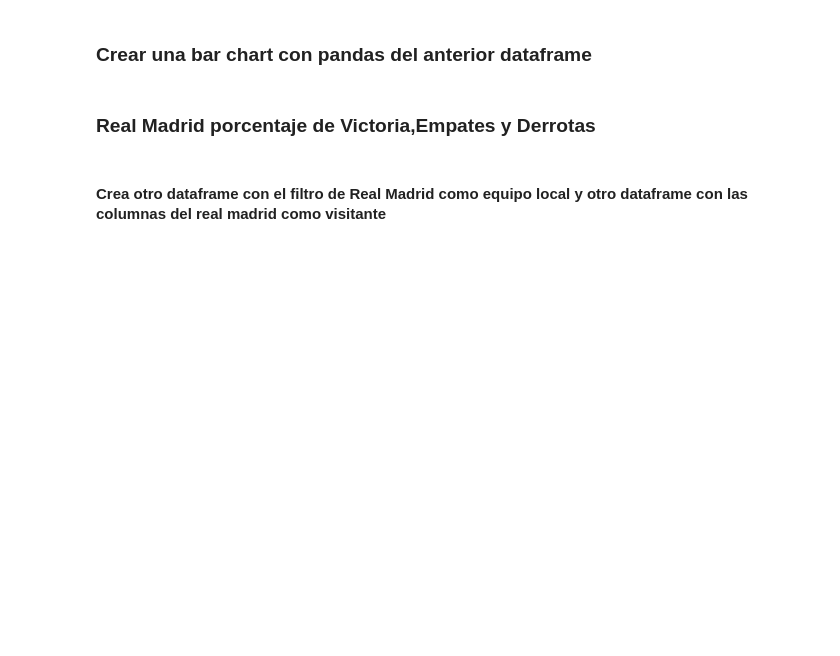
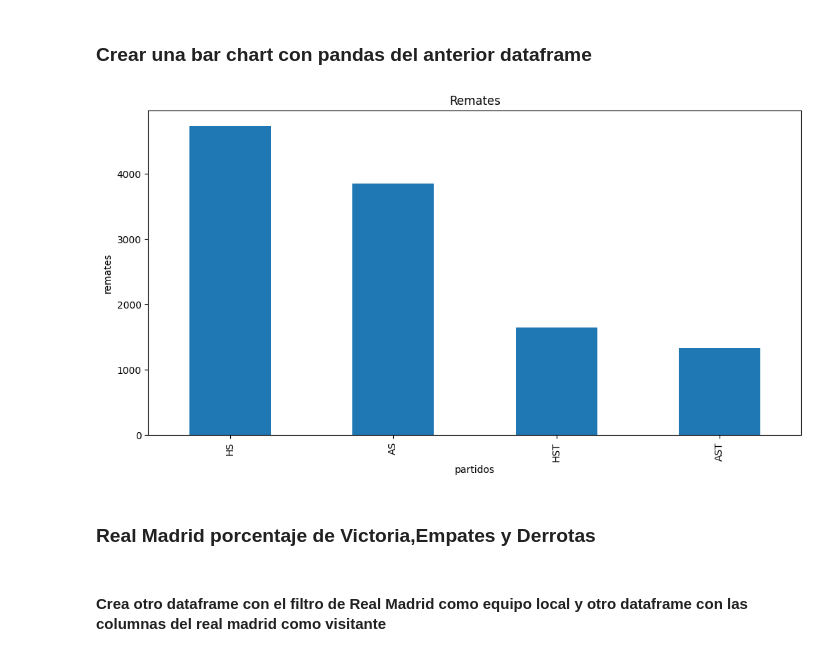
Before and after one commit to davip99/Proyecto-Luca, a Jupyter notebook: Proyecto2.ipynb, the cells around one changed output. Saved outputs shown, nothing was run; the diff lists cells and outputs as text; code cells hidden in the pictures; blank space fills up the shorter version.

```diff
--- a/Proyecto2.ipynb
+++ b/Proyecto2.ipynb
@@ -339,2 +357,5 @@ print(new_liga[["Local", "Visitante", "Goles"]])
 # %% [markdown]
 ### Remates equipo local y visitante y remates a puerta equipo local y visitante
+# %%
+remates = new_liga[["HS", "AS", "HST", "AST"]]
+print(remates)
@@ -341,5 +377,13 @@ print(new_liga[["Local", "Visitante", "Goles"]])
 # %% [markdown]
 ### Crear una bar chart con pandas del anterior dataframe
+# %%
+remates.sum().plot(kind="bar", figsize=(12,6))
+plt.title('Remates')
+plt.xlabel("partidos")
+plt.ylabel("remates")
+plt.show()
+# %% [output]
+[figure, added]
 # %% [markdown]
 ### Real Madrid porcentaje de Victoria,Empates y Derrotas
 # %% [markdown]
```
Also changed, not shown: parts of 22 cells of this notebook.
